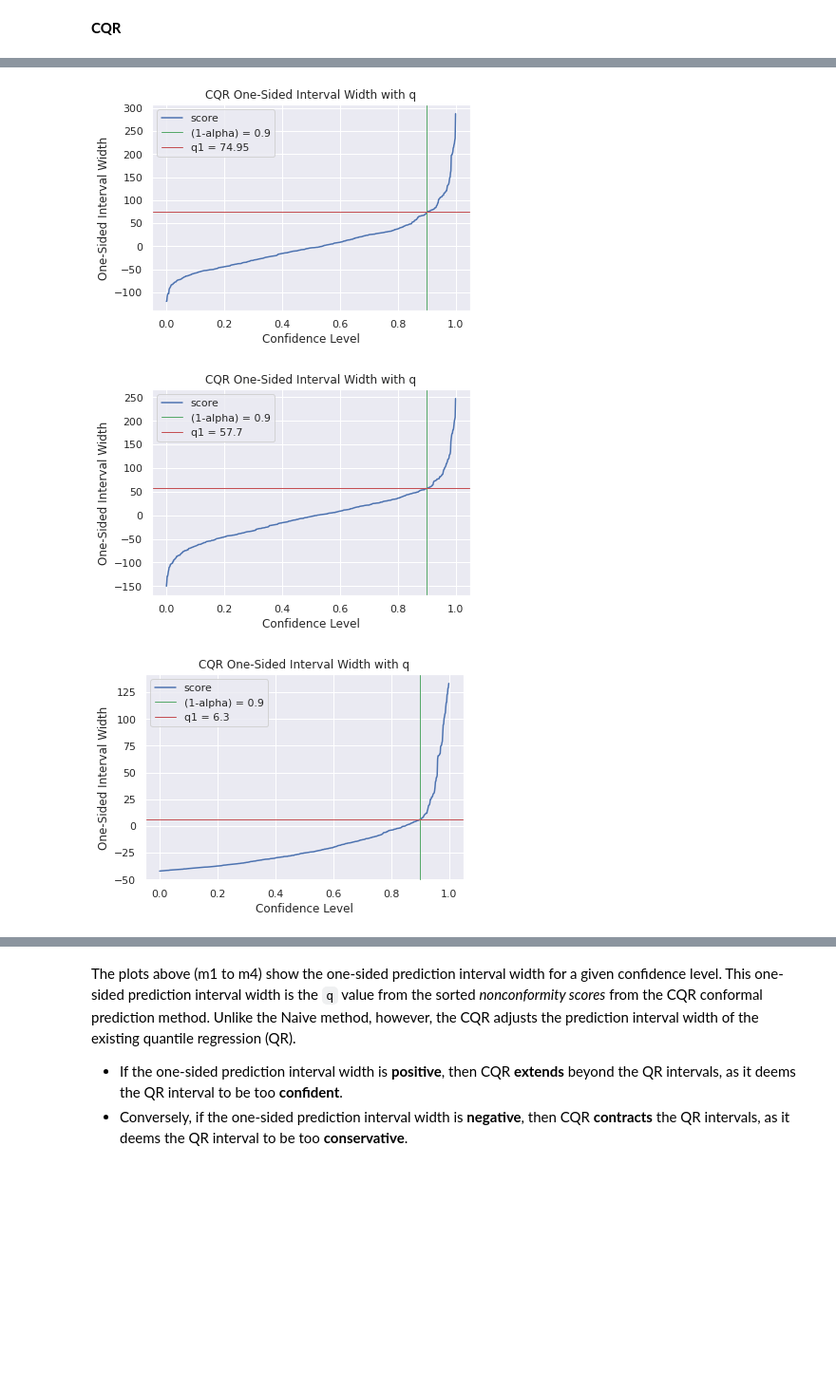
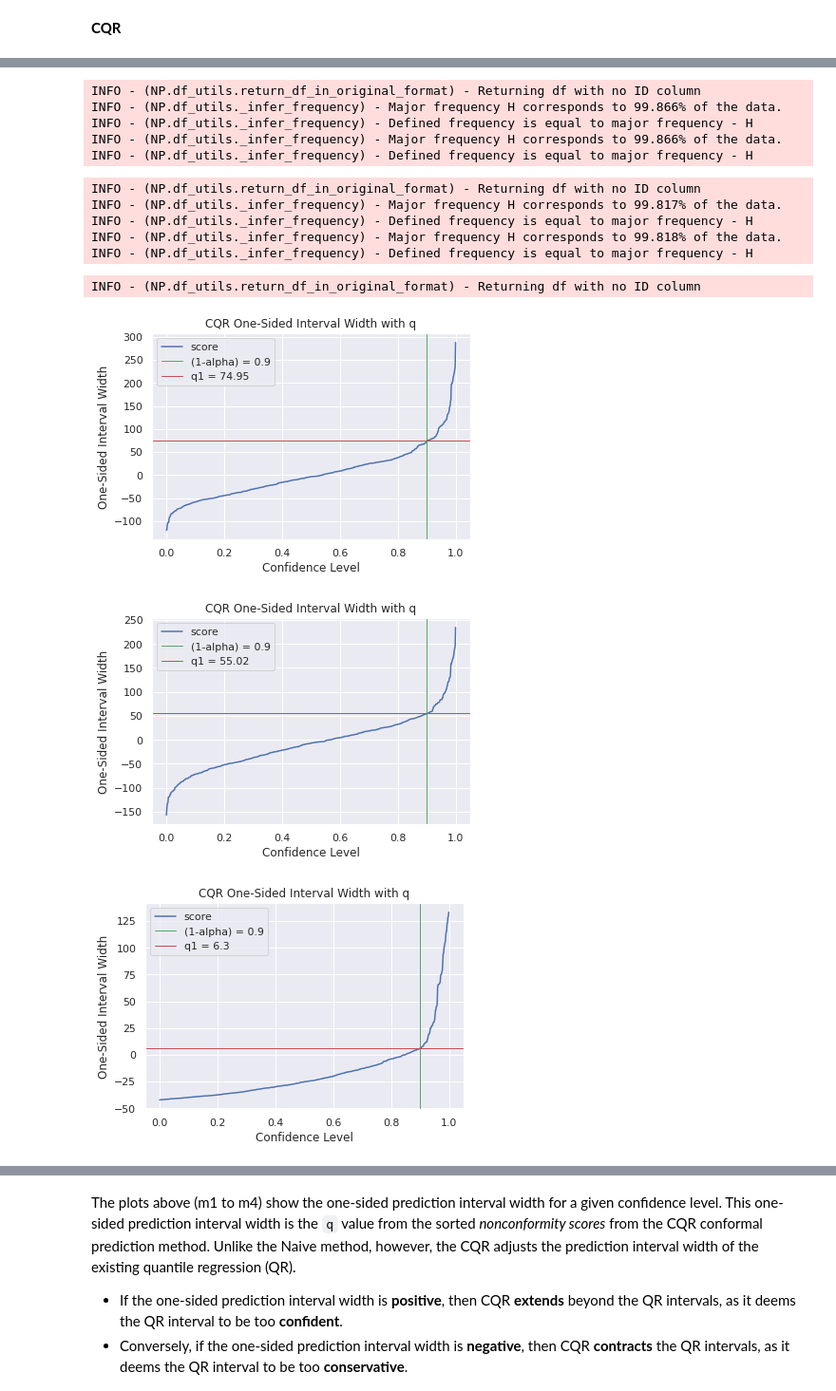
Before and after one commit to ourownstory/neural_prophet, a Jupyter notebook: tutorials/feature-use/uncertainty_conformal_prediction.ipynb, the cells around one changed output, grey strips where cells are left out. Shown at 95% size. Saved outputs shown, nothing was run; the diff lists cells and outputs as text; code cells hidden in the pictures; blank space fills up the shorter version.

Commit message:
Added conformal_predict() and removed conformalize() method in forecaster.py, modified this in uncertainty_conformal_prediction.ipynb.

```diff
--- a/tutorials/feature-use/uncertainty_conformal_prediction.ipynb
+++ b/tutorials/feature-use/uncertainty_conformal_prediction.ipynb
@@ -511,10 +489,34 @@ method = "cqr"
 alpha = 0.1
 plotting_backend = "matplotlib"  # "plotly", None
 # %%
-m1.conformalize(cal_df, alpha=alpha, method=method, plotting_backend=plotting_backend)
-m2.conformalize(cal_df, alpha=alpha, method=method, plotting_backend=plotting_backend)
-m3.conformalize(cal_df, alpha=alpha, method=method, plotting_backend=plotting_backend)
-m4.conformalize(cal_df, alpha=alpha, method=method, plotting_backend=plotting_backend)
+cqr_forecast1, cqr_qhat1 = m1.conformal_predict(
+    test_df,
+    alpha=alpha,
+    calibration_df=cal_df,
+    method=method,
+    plotting_backend=plotting_backend,
+)
+cqr_forecast2, cqr_qhat2 = m2.conformal_predict(
+    test_df,
+    alpha=alpha,
+    calibration_df=cal_df,
+    method=method,
+    plotting_backend=plotting_backend,
+)
+cqr_forecast3, cqr_qhat3 = m3.conformal_predict(
+    test_df,
+    alpha=alpha,
+    calibration_df=cal_df,
+    method=method,
+    plotting_backend=plotting_backend,
+)
+cqr_forecast4, cqr_qhat4 = m4.conformal_predict(
+    test_df,
+    alpha=alpha,
+    calibration_df=cal_df,
+    method=method,
+    plotting_backend=plotting_backend,
+)
 # %% [output]
 INFO - (NP.df_utils._infer_frequency) - Major frequency H corresponds to 99.866% of the data.
 INFO - (NP.df_utils._infer_frequency) - Defined frequency is equal to major frequency - H
@@ -539,5 +550,16 @@ INFO - (NP.df_utils.return_df_in_original_format) - Returning df with no ID colu
+INFO - (NP.df_utils.return_df_in_original_format) - Returning df with no ID column
+INFO - (NP.df_utils._infer_frequency) - Major frequency H corresponds to 99.866% of the data.
+INFO - (NP.df_utils._infer_frequency) - Defined frequency is equal to major frequency - H
+INFO - (NP.df_utils._infer_frequency) - Major frequency H corresponds to 99.866% of the data.
+INFO - (NP.df_utils._infer_frequency) - Defined frequency is equal to major frequency - H
+INFO - (NP.df_utils.return_df_in_original_format) - Returning df with no ID column
+INFO - (NP.df_utils._infer_frequency) - Major frequency H corresponds to 99.817% of the data.
+INFO - (NP.df_utils._infer_frequency) - Defined frequency is equal to major frequency - H
+INFO - (NP.df_utils._infer_frequency) - Major frequency H corresponds to 99.818% of the data.
+INFO - (NP.df_utils._infer_frequency) - Defined frequency is equal to major frequency - H
+INFO - (NP.df_utils.return_df_in_original_format) - Returning df with no ID column
 [figure]
-[figure, old version]
+[figure, new version]
 [figure]
 [figure]
 # %% [markdown]
```
Also changed, not shown: parts of 16 cells of this notebook, 2 other files.
